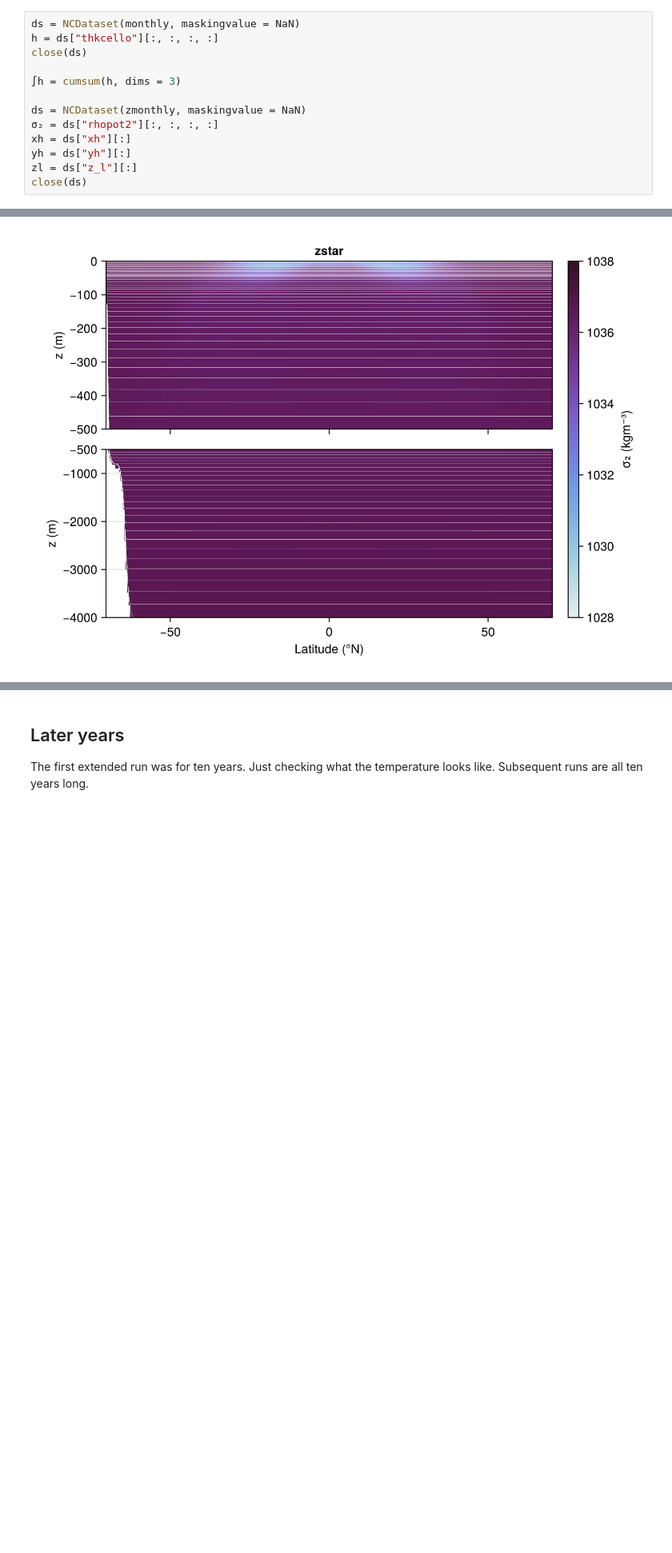
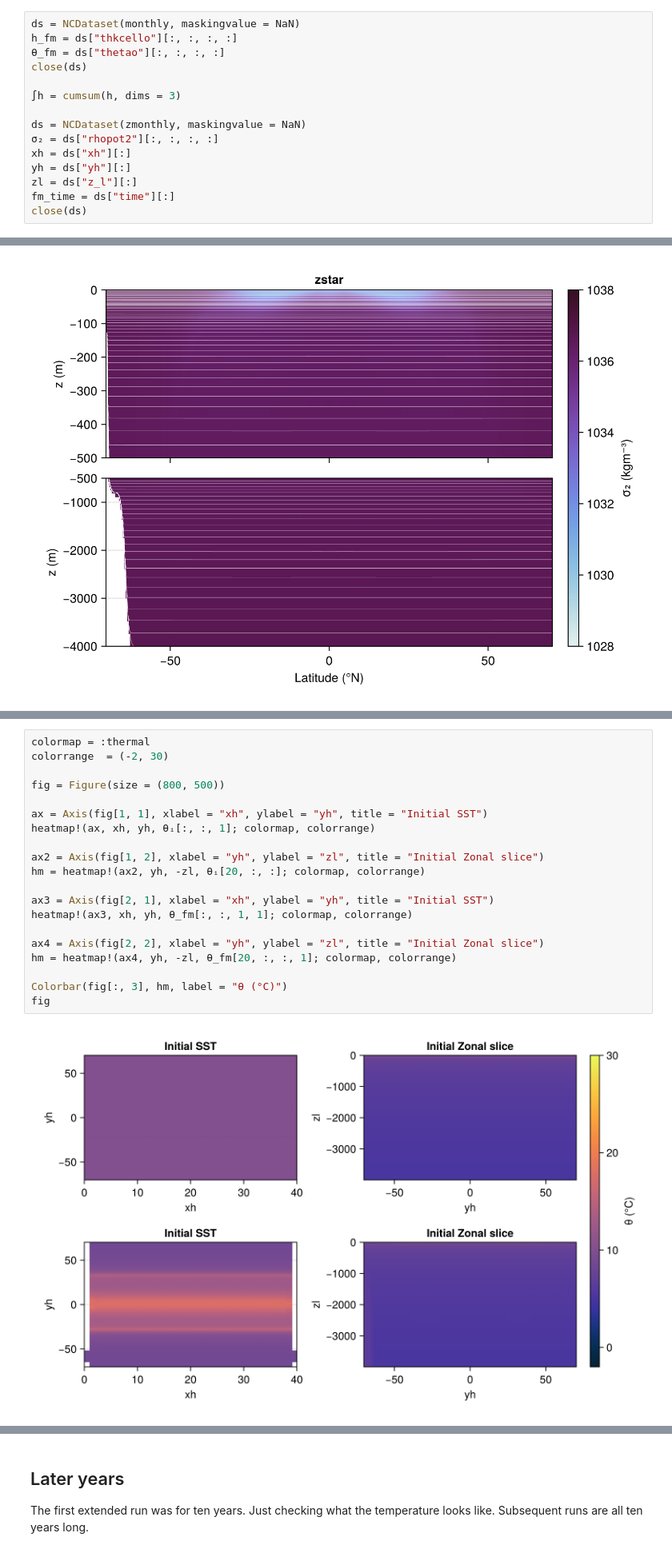
Before and after one commit to jbisits/anu-tub, a Jupyter notebook: output/zstar/one_deg_zstar.ipynb, the cells around one changed output, grey strips where cells are left out. Shown at 80% size. Saved outputs shown, nothing was run; the diff lists cells and outputs as text; blank space fills up the shorter version.

```diff
--- a/output/zstar/one_deg_zstar.ipynb
+++ b/output/zstar/one_deg_zstar.ipynb
@@ -66,7 +72,8 @@ zmonthly = joinpath(initial_month, "ocean_month_z.nc")
 "/g/data/e14/jb2381/one-degree-anu-tub/control/zstar/archive/output000/ocean_month_z.nc"
 # %%
 ds = NCDataset(monthly, maskingvalue = NaN)
-h = ds["thkcello"][:, :, :, :]
+h_fm = ds["thkcello"][:, :, :, :]
+θ_fm = ds["thetao"][:, :, :, :]
 close(ds)
 
 ∫h = cumsum(h, dims = 3)
@@ -76,6 +83,7 @@ ds = NCDataset(zmonthly, maskingvalue = NaN)
 xh = ds["xh"][:]
 yh = ds["yh"][:]
 zl = ds["z_l"][:]
+fm_time = ds["time"][:]
 close(ds)
 # %% [output]
 closed Dataset
@@ -111,0 +130,22 @@ fig
+# %%
+colormap = :thermal
+colorrange  = (-2, 30)
+
+fig = Figure(size = (800, 500))
+
+ax = Axis(fig[1, 1], xlabel = "xh", ylabel = "yh", title = "Initial SST")
+heatmap!(ax, xh, yh, θᵢ[:, :, 1]; colormap, colorrange)
+
+ax2 = Axis(fig[1, 2], xlabel = "yh", ylabel = "zl", title = "Initial Zonal slice")
+hm = heatmap!(ax2, yh, -zl, θᵢ[20, :, :]; colormap, colorrange)
+
+ax3 = Axis(fig[2, 1], xlabel = "xh", ylabel = "yh", title = "Initial SST")
+heatmap!(ax3, xh, yh, θ_fm[:, :, 1, 1]; colormap, colorrange)
+
+ax4 = Axis(fig[2, 2], xlabel = "yh", ylabel = "zl", title = "Initial Zonal slice")
+hm = heatmap!(ax4, yh, -zl, θ_fm[20, :, :, 1]; colormap, colorrange)
+
+Colorbar(fig[:, 3], hm, label = "θ (°C)")
+fig
+# %% [output]
+[figure, added]
```
Also changed, not shown: parts of 8 cells of this notebook, 10 other files.
